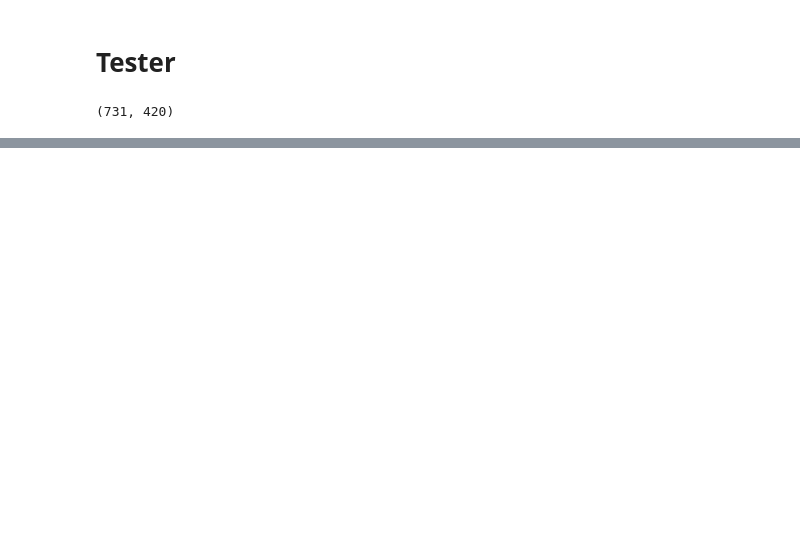
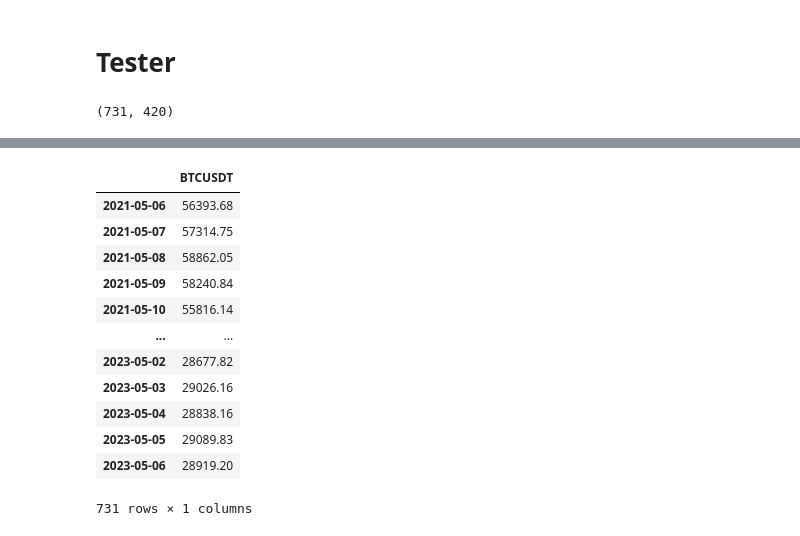
Before and after one commit to carokanns/the_new_Krypto, a Jupyter notebook: my_create_stdScaler.ipynb, the cells around one changed output, grey strips where cells are left out. Saved outputs shown, nothing was run; the diff lists cells and outputs as text; code cells hidden in the pictures; blank space fills up the shorter version.

```diff
--- a/my_create_stdScaler.ipynb
+++ b/my_create_stdScaler.ipynb
@@ -372,4 +423,20 @@ def merge_infl_gold(df, df_gold, df_infl):
     df = df.merge(df_gold, left_index=True,
                   right_index=True, how='left')
     return df
+# %%
+df[['BTCUSDT']]
+# %% [output]
+|  | BTCUSDT |
+| 2021-05-06 | 56393.68 |
+| 2021-05-07 | 57314.75 |
+| 2021-05-08 | 58862.05 |
+| 2021-05-09 | 58240.84 |
+| 2021-05-10 | 55816.14 |
+| ... | ... |
+| 2023-05-02 | 28677.82 |
+| 2023-05-03 | 29026.16 |
+| 2023-05-04 | 28838.16 |
+| 2023-05-05 | 29089.83 |
+| 2023-05-06 | 28919.20 |
+731 rows × 1 columns
 # %%
```
Also changed, not shown: parts of 11 cells of this notebook, 1 other file.
